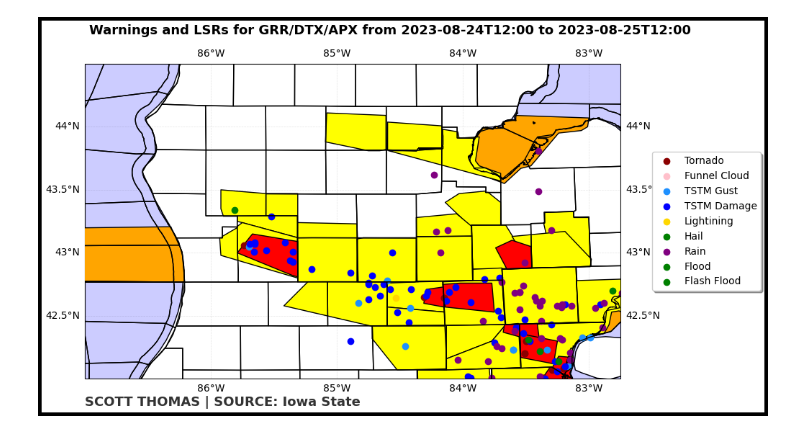
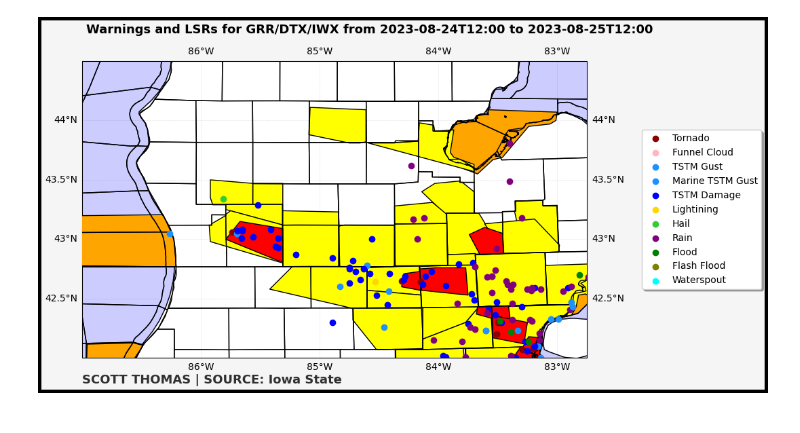
Before and after one commit to scottthomaswx/WarningPlotter, a Jupyter notebook: Warning_Plotter.ipynb, the cells around one changed output. Cells and saved outputs as stored; diff of their text form; code cells hidden in the pictures.

Commit message:
Add new LSR Types, Update LSR Colors

```diff
--- a/Warning_Plotter.ipynb
+++ b/Warning_Plotter.ipynb
@@ -23,11 +23,11 @@ import cartopy.crs as ccrs
 
 WFO_1 = 'GRR' #@param {type:"string"}
 WFO_2 = 'DTX' #@param {type:"string"}
-WFO_3 = 'APX' #@param {type:"string"}
+WFO_3 = 'IWX' #@param {type:"string"}
 
 # @markdown ## Input WFO(s) how you want them listed in the title
 
-WFO_List = 'GRR/DTX/APX' #@param {type:"string"}
+WFO_List = 'GRR/DTX/IWX' #@param {type:"string"}
 
 # @markdown # Start and End Date/Time Selection
 # @markdown ## Enter in the format YYYY-MM-DDT:HH:MM
@@ -77,6 +77,8 @@ RANSR = LSR1File.query('TYPECODE == "R"')
 FLDSR = LSR1File.query('TYPECODE == "E"')
 FFDSR = LSR1File.query('TYPECODE == "F"')
 LTGSR = LSR1File.query('TYPECODE == "L"')
+MTGSR = LSR1File.query('TYPECODE == "M"')
+WSTSR = LSR1File.query('TYPECODE == "W"')
 try:
   TORWarn2 = Warn2.query('phenomena == "TO"')
   SVRWarn2 = Warn2.query('phenomena == "SV"')
@@ -95,6 +97,8 @@ try:
   FLDSR2 = LSR2File.query('TYPECODE == "E"')
   FFDSR2 = LSR2File.query('TYPECODE == "F"')
   LTGSR2 = LSR2File.query('TYPECODE == "L"')
+  MTGSR2 = LSR2File.query('TYPECODE == "M"')
+  WSTSR2 = LSR2File.query('TYPECODE == "W"')
 except:
   pass
 try:
@@ -116,6 +120,9 @@ try:
   FLDSR3 = LSR3File.query('TYPECODE == "E"')
   FFDSR3 = LSR3File.query('TYPECODE == "F"')
   LTGSR3 = LSR3File.query('TYPECODE == "L"')
+  MTGSR3 = LSR3File.query('TYPECODE == "M"')
+  WSTSR3 = LSR3File.query('TYPECODE == "W"')
+
 except:
   pass
 MarZoneMap = PlotGeometry()
@@ -123,7 +130,7 @@ MarZoneMap.geometry = mzone_file['geometry']
 Warngeo = PlotGeometry()
 Warngeo.geometry = Warn1['geometry']
 # %%
-fig = plt.figure(figsize=(12, 12), facecolor='white', edgecolor="black", linewidth =6)
+fig = plt.figure(figsize=(12, 12), facecolor='whitesmoke', edgecolor="black", linewidth =6)
 ax=fig.add_subplot(1,1,1, projection=ccrs.PlateCarree())
 ax.set_extent((-87, -82.75, 42, 44.5))
 
@@ -153,57 +160,69 @@ ax.add_geometries(MarZoneMap.geometry, crs = ccrs.PlateCarree(), facecolor = 'no
 
 #Plot LSRs
 ax.scatter(y = TORSR['LAT'], x = TORSR['LON'], zorder=999, color = 'darkred', label = 'Tornado')
-ax.scatter(y = FNCSR['LAT'], x = FNCSR['LON'], zorder=999, color = 'pink', label = 'Funnel Cloud')
+ax.scatter(y = FNCSR['LAT'], x = FNCSR['LON'], zorder=999, color = 'lightpink', label = 'Funnel Cloud')
 ax.scatter(y = TSGSR['LAT'], x = TSGSR['LON'], zorder=999, color = 'dodgerblue', label = 'TSTM Gust')
+ax.scatter(y = MTGSR['LAT'], x = MTGSR['LON'], zorder=999, color = 'dodgerblue', label = 'Marine TSTM Gust')
 ax.scatter(y = TSDSR['LAT'], x = TSDSR['LON'], zorder=999, color = 'blue', label = 'TSTM Damage')
 ax.scatter(y = LTGSR['LAT'], x = LTGSR['LON'], zorder=999, color = 'gold', label = 'Lightining')
 ax.scatter(y = HALSR['LAT'], x = HALSR['LON'], zorder=999, color = 'limegreen', label = 'Hail')
 ax.scatter(y = RANSR['LAT'], x = RANSR['LON'], zorder=999, color = 'purple', label = 'Rain')
-ax.scatter(y = FLDSR['LAT'], x = FLDSR['LON'], zorder=999, color = 'orange', label = 'Flood')
-ax.scatter(y = FFDSR['LAT'], x = FFDSR['LON'], zorder=999, color = 'orange', label = 'Flash Flood')
+ax.scatter(y = FLDSR['LAT'], x = FLDSR['LON'], zorder=999, color = 'green', label = 'Flood')
+ax.scatter(y = FFDSR['LAT'], x = FFDSR['LON'], zorder=999, color = 'olive', label = 'Flash Flood')
+ax.scatter(y = WSTSR['LAT'], x = WSTSR['LON'], zorder=999, color = 'cyan', label = 'Waterspout')
+
+
 try:
   ax.scatter(y = TORSR2['LAT'], x = TORSR2['LON'], zorder=999, color = 'darkred')
-  ax.scatter(y = FNCSR2['LAT'], x = FNCSR2['LON'], zorder=999, color = 'pink')
+  ax.scatter(y = FNCSR2['LAT'], x = FNCSR2['LON'], zorder=999, color = 'lightpink')
   ax.scatter(y = TSGSR2['LAT'], x = TSGSR2['LON'], zorder=999, color = 'dodgerblue')
   ax.scatter(y = TSDSR2['LAT'], x = TSDSR2['LON'], zorder=999, color = 'blue')
   ax.scatter(y = LTGSR2['LAT'], x = LTGSR2['LON'], zorder=999, color = 'gold')
   ax.scatter(y = HALSR2['LAT'], x = HALSR2['LON'], zorder=999, color = 'limegreen')
   ax.scatter(y = RANSR2['LAT'], x = RANSR2['LON'], zorder=999, color = 'purple')
-  ax.scatter(y = FLDSR2['LAT'], x = FLDSR2['LON'], zorder=999, color = 'orange')
-  ax.scatter(y = FFDSR2['LAT'], x = FFDSR2['LON'], zorder=999, color = 'orange')
+  ax.scatter(y = FLDSR2['LAT'], x = FLDSR2['LON'], zorder=999, color = 'green')
+  ax.scatter(y = FFDSR2['LAT'], x = FFDSR2['LON'], zorder=999, color = 'olive')
+  ax.scatter(y = MTGSR2['LAT'], x = MTGSR2['LON'], zorder=999, color = 'dodgerblue')
+  ax.scatter(y = WSTSR2['LAT'], x = WSTSR2['LON'], zorder=999, color = 'cyan')
+
+
 except:
   pass
 try:
   ax.scatter(y = TORSR3['LAT'], x = TORSR3['LON'], zorder=999, color = 'darkred')
-  ax.scatter(y = FNCSR3['LAT'], x = FNCSR3['LON'], zorder=999, color = 'pink')
+  ax.scatter(y = FNCSR3['LAT'], x = FNCSR3['LON'], zorder=999, color = 'lightpink')
   ax.scatter(y = TSGSR3['LAT'], x = TSGSR3['LON'], zorder=999, color = 'dodgerblue')
   ax.scatter(y = TSDSR3['LAT'], x = TSDSR3['LON'], zorder=999, color = 'blue')
   ax.scatter(y = LTGSR3['LAT'], x = LTGSR3['LON'], zorder=999, color = 'gold')
   ax.scatter(y = HALSR3['LAT'], x = HALSR3['LON'], zorder=999, color = 'limegreen')
   ax.scatter(y = RANSR3['LAT'], x = RANSR3['LON'], zorder=999, color = 'purple')
-  ax.scatter(y = FLDSR3['LAT'], x = FLDSR3['LON'], zorder=999, color = 'orange')
-  ax.scatter(y = FFDSR3['LAT'], x = FFDSR3['LON'], zorder=999, color = 'orange')
+  ax.scatter(y = FLDSR3['LAT'], x = FLDSR3['LON'], zorder=999, color = 'green')
+  ax.scatter(y = FFDSR3['LAT'], x = FFDSR3['LON'], zorder=999, color = 'olive')
+  ax.scatter(y = MTGSR3['LAT'], x = MTGSR3['LON'], zorder=999, color = 'dodgerblue')
+  ax.scatter(y = WSTSR3['LAT'], x = WSTSR3['LON'], zorder=999, color = 'cyan')
+
+
 except:
   pass
 
 ax.coastlines(color='black',resolution='10m',zorder=99)
 ax.add_feature(cfeat.STATES.with_scale('50m'),edgecolor='black', zorder=9)
-ax.add_feature(USCOUNTIES, facecolor='none', edgecolor='black', zorder=999)
+ax.add_feature(USCOUNTIES, facecolor='None', edgecolor='black', zorder=998)
 lake = cfeat.NaturalEarthFeature('physical', 'lakes', '50m', edgecolor='blue', facecolor='blue', alpha=0.2)
 ax.add_feature(lake)
 plt.figtext(0.125, 0.27, f'SCOTT THOMAS | SOURCE: Iowa State', weight='bold', color='black', fontsize=13, ha='left', alpha=0.8)
 plt.figtext(0.13, 0.70, f'Warnings and LSRs for {WFO_List} from {Begins} to {Ends}', ha='left', weight='bold', fontsize=13)
 plt.legend()
 gl = ax.gridlines(draw_labels = True, x_inline = False, y_inline = False, rotate_labels = False, linewidth = 0.5, linestyle = '--', color = 'black', alpha = 0.1)
 gl.x_labels_top = False
 gl.x_labels_bottom = True
 box1 = ax.get_position()
 ax.set_position([box1.x0, box1.y0, box1.width * 0.8, box1 .height*0.95])
-ax.legend(loc='center left', bbox_to_anchor=(1.05, 0.5),
+ax.legend(loc='center left', bbox_to_anchor=(1.10, 0.5),
     ncol=1, fancybox=True, shadow=True)
 plt.savefig('WarningsLSRs.png')
 # %% [output]
-[figure, old version]
+[figure, new version]
 # %%
 #Clear CWA 2/3 Warnings and LSRs for Additional Plots
 try:
```
